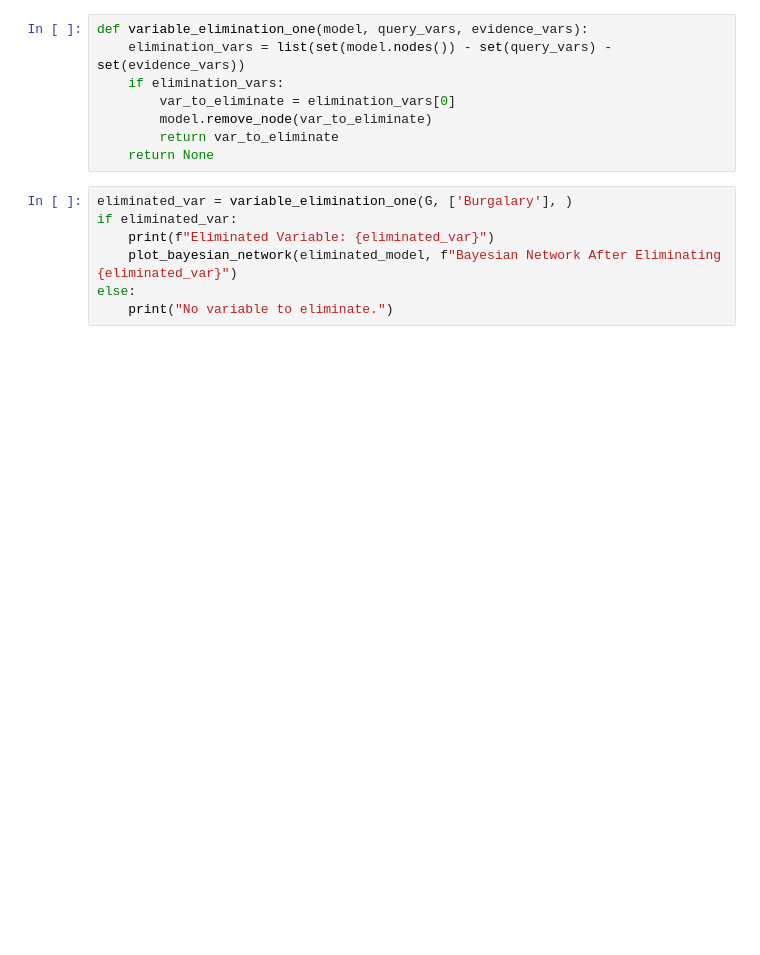
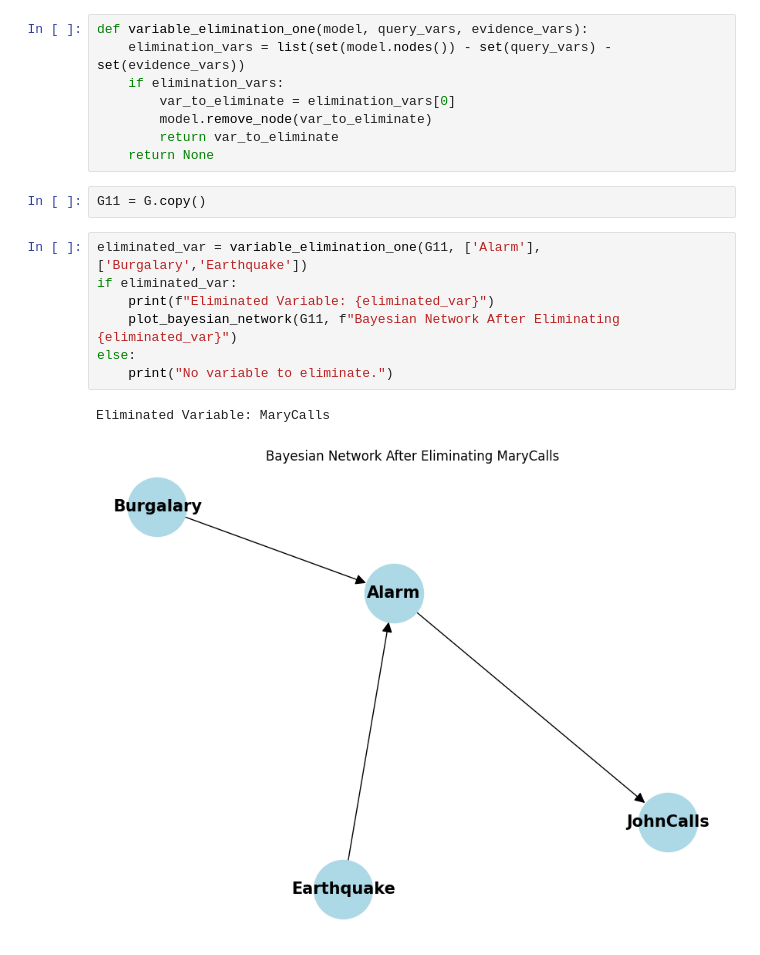
Before and after one commit to S-Prasad-M/Python-Lab, a Jupyter notebook: Probabilistic Reasoning/Variable_Elimination.ipynb, the cells around one changed output. Cells and saved outputs as stored; diff of their text form; blank space fills up the shorter version.

Commit message:
Finished MaryCalls

```diff
--- a/Probabilistic Reasoning/Variable_Elimination.ipynb
+++ b/Probabilistic Reasoning/Variable_Elimination.ipynb
@@ -108,10 +106,15 @@ def variable_elimination_one(model, query_vars, evidence_vars):
         model.remove_node(var_to_eliminate)
         return var_to_eliminate
     return None
+# %%
+G11 = G.copy()
 # %%
-eliminated_var = variable_elimination_one(G, ['Burgalary'], )
+eliminated_var = variable_elimination_one(G11, ['Alarm'], ['Burgalary','Earthquake'])
 if eliminated_var:
     print(f"Eliminated Variable: {eliminated_var}")
-    plot_bayesian_network(eliminated_model, f"Bayesian Network After Eliminating {eliminated_var}")
+    plot_bayesian_network(G11, f"Bayesian Network After Eliminating {eliminated_var}")
 else:
     print("No variable to eliminate.")
+# %% [output]
+Eliminated Variable: MaryCalls
+[figure, added]
```
Also changed, not shown: parts of 2 cells of this notebook.
